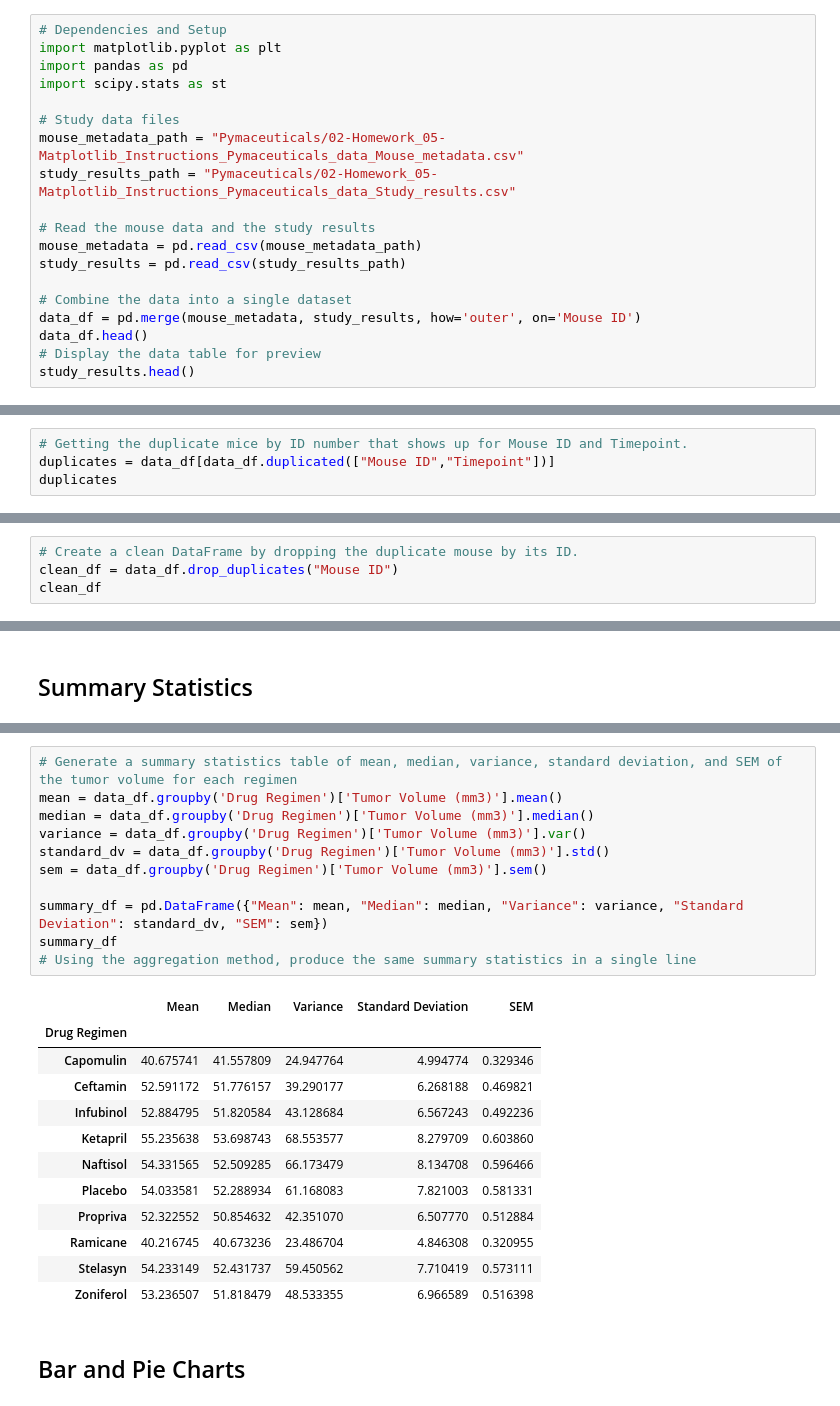
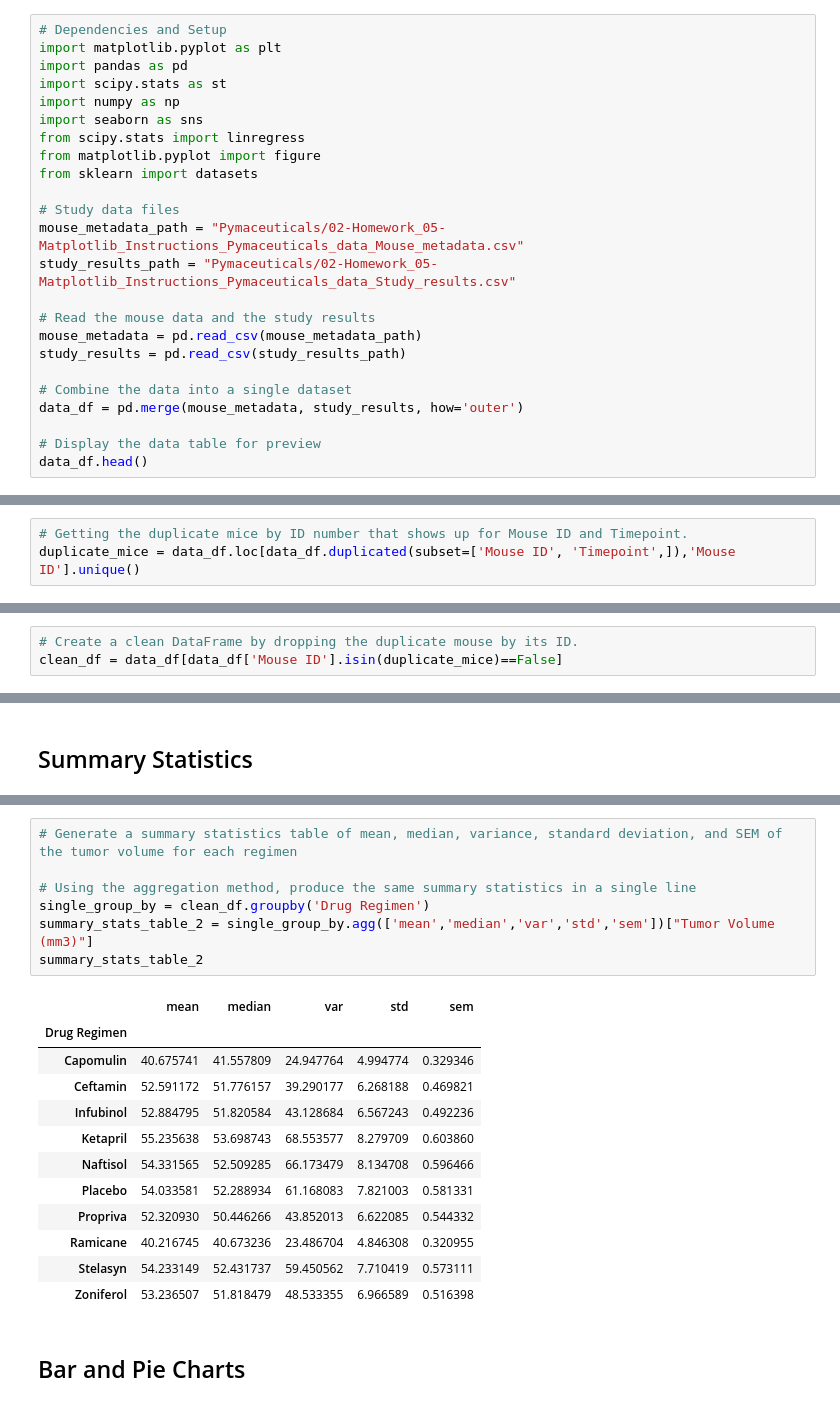
Before and after one commit to sinda002/Matplotlib, a Jupyter notebook: 02-Homework_05-Matplotlib_Instructions_Pymaceuticals_pymaceuticals_starter (1).ipynb, the cells around one changed output, grey strips where cells are left out. Cells and saved outputs as stored; diff of their text form.

```diff
--- a/02-Homework_05-Matplotlib_Instructions_Pymaceuticals_pymaceuticals_starter (1).ipynb
+++ b/02-Homework_05-Matplotlib_Instructions_Pymaceuticals_pymaceuticals_starter (1).ipynb
@@ -5,6 +5,11 @@
 import matplotlib.pyplot as plt
 import pandas as pd
 import scipy.stats as st
+import numpy as np
+import seaborn as sns
+from scipy.stats import linregress
+from matplotlib.pyplot import figure
+from sklearn import datasets
 
 # Study data files
 mouse_metadata_path = "Pymaceuticals/02-Homework_05-Matplotlib_Instructions_Pymaceuticals_data_Mouse_metadata.csv"
@@ -15,8 +20,8 @@ mouse_metadata = pd.read_csv(mouse_metadata_path)
 study_results = pd.read_csv(study_results_path)
 
 # Combine the data into a single dataset
-data_df = pd.merge(mouse_metadata, study_results, how='outer', on='Mouse ID')
+data_df = pd.merge(mouse_metadata, study_results, how='outer')
+
+# Display the data table for preview
 data_df.head()
-# Display the data table for preview
-study_results.head()
 # %% [output]
@@ -35,4 +41,3 @@ mouse_count
 # %%
 # Getting the duplicate mice by ID number that shows up for Mouse ID and Timepoint.
-duplicates = data_df[data_df.duplicated(["Mouse ID","Timepoint"])]
-duplicates
+duplicate_mice = data_df.loc[data_df.duplicated(subset=['Mouse ID', 'Timepoint',]),'Mouse ID'].unique()
@@ -64,4 +51,3 @@ all_duplicate_rows
 # %%
 # Create a clean DataFrame by dropping the duplicate mouse by its ID.
-clean_df = data_df.drop_duplicates("Mouse ID")
-clean_df
+clean_df = data_df[data_df['Mouse ID'].isin(duplicate_mice)==False]
@@ -96,16 +105,12 @@ mice_number
 # %%
 # Generate a summary statistics table of mean, median, variance, standard deviation, and SEM of the tumor volume for each regimen
-mean = data_df.groupby('Drug Regimen')['Tumor Volume (mm3)'].mean()
-median = data_df.groupby('Drug Regimen')['Tumor Volume (mm3)'].median()
-variance = data_df.groupby('Drug Regimen')['Tumor Volume (mm3)'].var()
-standard_dv = data_df.groupby('Drug Regimen')['Tumor Volume (mm3)'].std()
-sem = data_df.groupby('Drug Regimen')['Tumor Volume (mm3)'].sem()
 
-summary_df = pd.DataFrame({"Mean": mean, "Median": median, "Variance": variance, "Standard Deviation": standard_dv, "SEM": sem})
-summary_df
 # Using the aggregation method, produce the same summary statistics in a single line
+single_group_by = clean_df.groupby('Drug Regimen')
+summary_stats_table_2 = single_group_by.agg(['mean','median','var','std','sem'])["Tumor Volume (mm3)"]
+summary_stats_table_2
 # %% [output]
-|  | Mean | Median | Variance | Standard Deviation | SEM |
+|  | mean | median | var | std | sem |
 | Drug Regimen |  |  |  |  |  |
 | Capomulin | 40.675741 | 41.557809 | 24.947764 | 4.994774 | 0.329346 |
 | Ceftamin | 52.591172 | 51.776157 | 39.290177 | 6.268188 | 0.469821 |
@@ -113,7 +118,7 @@ summary_df
 | Ketapril | 55.235638 | 53.698743 | 68.553577 | 8.279709 | 0.603860 |
 | Naftisol | 54.331565 | 52.509285 | 66.173479 | 8.134708 | 0.596466 |
 | Placebo | 54.033581 | 52.288934 | 61.168083 | 7.821003 | 0.581331 |
-| Propriva | 52.322552 | 50.854632 | 42.351070 | 6.507770 | 0.512884 |
+| Propriva | 52.320930 | 50.446266 | 43.852013 | 6.622085 | 0.544332 |
 | Ramicane | 40.216745 | 40.673236 | 23.486704 | 4.846308 | 0.320955 |
 | Stelasyn | 54.233149 | 52.431737 | 59.450562 | 7.710419 | 0.573111 |
 | Zoniferol | 53.236507 | 51.818479 | 48.533355 | 6.966589 | 0.516398 |
```
Also changed, not shown: parts of 26 cells of this notebook, 1 other file.
